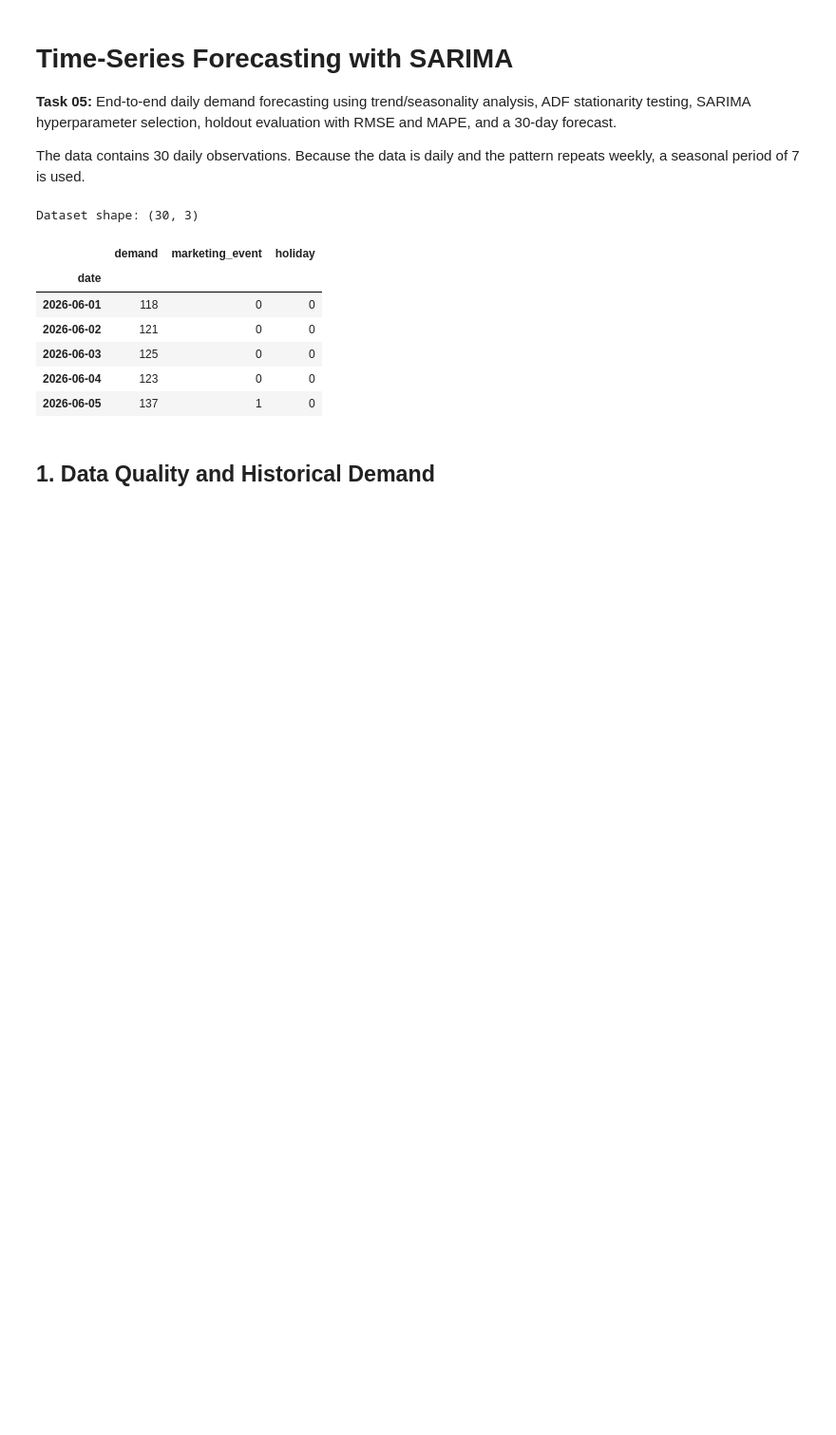
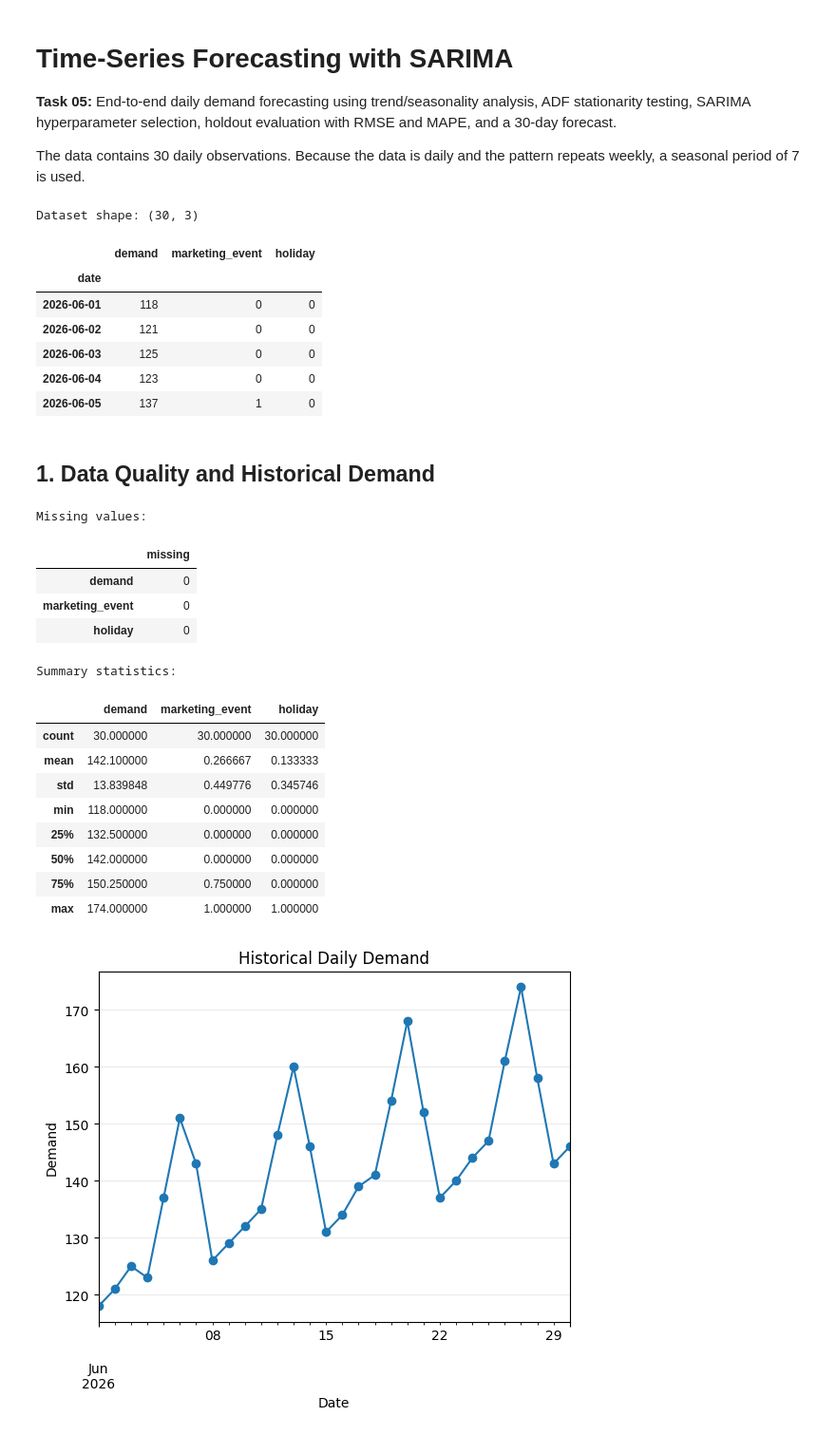
Before and after one commit to amitsinghbhadouriya/Data-science-with-python-and-R-intern-tasks, a Jupyter notebook: time_series_forecasting_deliverable/time_series_forecasting_SARIMA.ipynb, the cells around one changed output. Shown at 95% size. Cells and saved outputs as stored; diff of their text form; code cells hidden in the pictures; blank space fills up the shorter version.

Commit message:
feat(forecasting): plot historical daily demand trajectory and export visualization

```diff
--- a/time_series_forecasting_deliverable/time_series_forecasting_SARIMA.ipynb
+++ b/time_series_forecasting_deliverable/time_series_forecasting_SARIMA.ipynb
@@ -34,12 +34,26 @@ Dataset shape: (30, 3)
 # %% [markdown]
 ## 1. Data Quality and Historical Demand
 # %%
-df = pd.read_csv("daily-demand-series.csv")
-df["date"] = pd.to_datetime(df["date"])
-df = df.sort_values("date").reset_index(drop=True)
-y = df.set_index("date")["demand"].asfreq("D")
-
 print("Missing values:")
 display(df.isna().sum().to_frame("missing"))
 print("Summary statistics:")
-display(df[["demand"]].describe().T)
+display(df.describe())
+ax=y.plot(marker="o", title="Historical Daily Demand")
+ax.set_xlabel("Date"); ax.set_ylabel("Demand"); ax.grid(alpha=.25); plt.show()
+# %% [output]
+Missing values:
+|  | missing |
+| demand | 0 |
+| marketing_event | 0 |
+| holiday | 0 |
+Summary statistics:
+|  | demand | marketing_event | holiday |
+| count | 30.000000 | 30.000000 | 30.000000 |
+| mean | 142.100000 | 0.266667 | 0.133333 |
+| std | 13.839848 | 0.449776 | 0.345746 |
+| min | 118.000000 | 0.000000 | 0.000000 |
+| 25% | 132.500000 | 0.000000 | 0.000000 |
+| 50% | 142.000000 | 0.000000 | 0.000000 |
+| 75% | 150.250000 | 0.750000 | 0.000000 |
+| max | 174.000000 | 1.000000 | 1.000000 |
+[figure, added]
```
